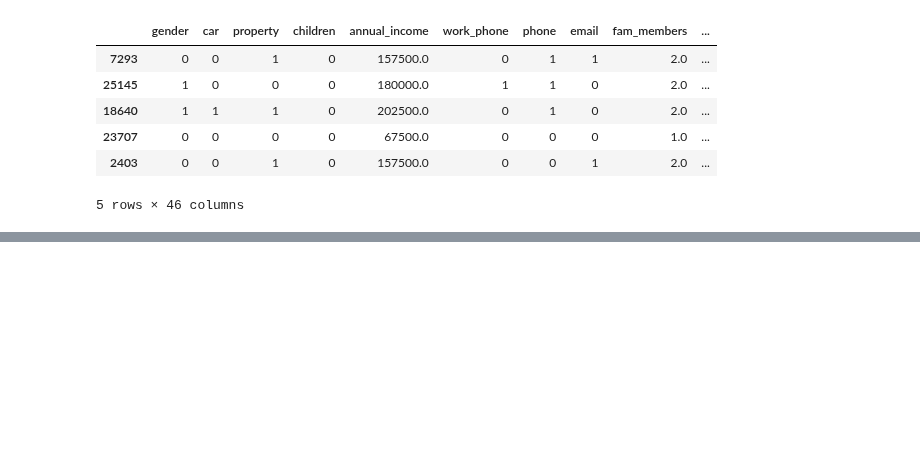
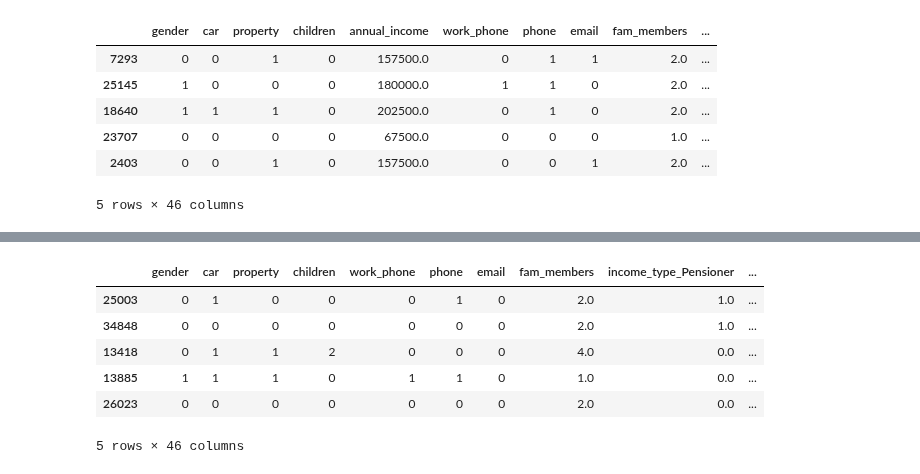
Before and after one commit to buriihenry/Machine-Learning-2, a Jupyter notebook: Classification/Classification _Credit Risk Management.ipynb, the cells around one changed output, grey strips where cells are left out. Drawn from its saved outputs; the diff is of its cells as text; code cells hidden in the pictures; blank space fills up the shorter version.

```diff
--- a/Classification/Classification _Credit Risk Management.ipynb
+++ b/Classification/Classification _Credit Risk Management.ipynb
@@ -460,0 +475,29 @@ x_a_test.head()
+# %%
+#Option: Fixed-width binning (rounding) or Adaptive binning (quantiles)
+#Here, we apply adaptive binning since fixed-width binning requires pre-defining the bins (which is subjective)
+
+#Apply to x_train set
+
+x_a_train['age_binned'] = pd.qcut(x_a_train.age, q=[0, .25, .50, .75, 1])
+x_a_train['annual_income_binned'] = pd.qcut(x_a_train.annual_income, q=[0, .25, .50, .75, 1])
+x_a_train['year_of_employment_binned'] = pd.qcut(x_a_train.year_of_employment, q=[0, .25, .50, .75, 1])
+
+x_a_train.drop(columns=['age', 'annual_income', 'year_of_employment'], inplace=True)
+
+#Since each category is divided into 5 equal bins, we can apply Label Encoder without bias
+
+x_a_train['age'] = le.fit_transform(x_a_train['age_binned'])
+x_a_train['annual_income'] = le.fit_transform(x_a_train['annual_income_binned'])
+x_a_train['year_of_employment'] = le.fit_transform(x_a_train['year_of_employment_binned'])
+
+x_a_train.drop(columns=['age_binned','annual_income_binned', 'year_of_employment_binned'],inplace=True)
+
+x_a_train.head()
+# %% [output]
+|  | gender | car | property | children | work_phone | phone | email | fam_members | income_type_Pensioner | ... |
+| 25003 | 0 | 1 | 0 | 0 | 0 | 1 | 0 | 2.0 | 1.0 | ... |
+| 34848 | 0 | 0 | 0 | 0 | 0 | 0 | 0 | 2.0 | 1.0 | ... |
+| 13418 | 0 | 1 | 1 | 2 | 0 | 0 | 0 | 4.0 | 0.0 | ... |
+| 13885 | 1 | 1 | 1 | 0 | 1 | 1 | 0 | 1.0 | 0.0 | ... |
+| 26023 | 0 | 0 | 0 | 0 | 0 | 0 | 0 | 2.0 | 0.0 | ... |
+5 rows × 46 columns
```
Also changed, not shown: parts of 1 cell of this notebook.
